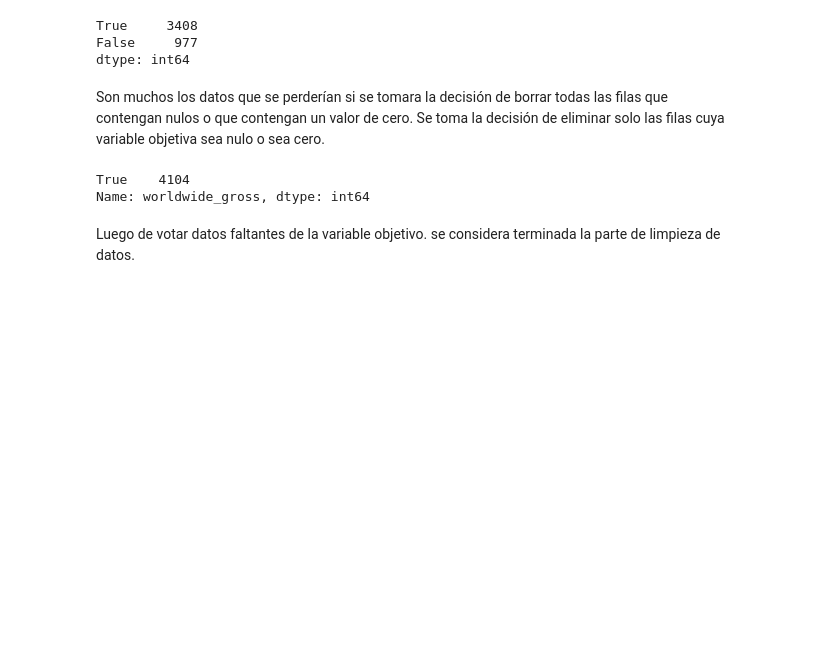
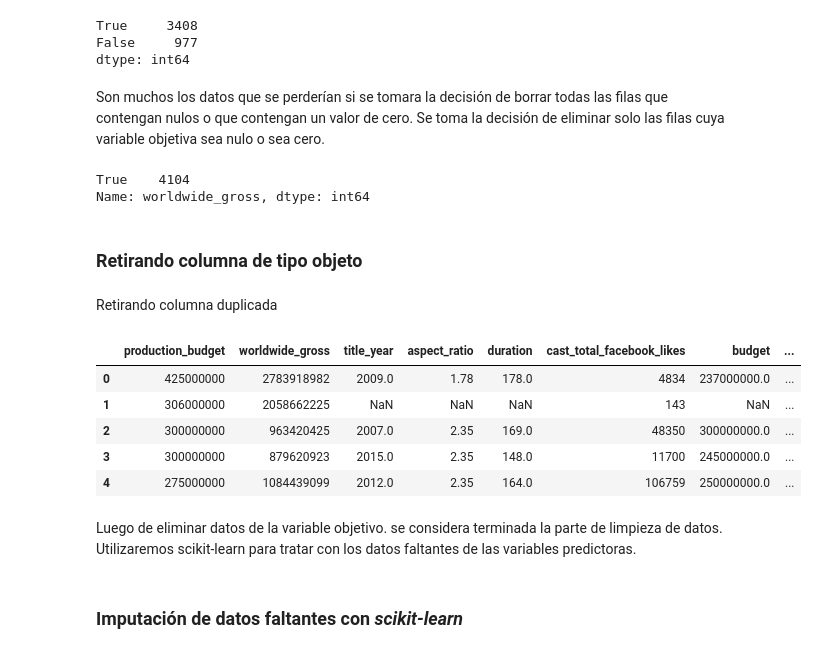
Before and after one commit to luisSantamariaCOL/MachineLearning-Journey, a Jupyter notebook: Machine Learning Projects/Prediccion de Ingresos de Peliculas/Prediccion de Ingresos de Peliculas.ipynb, the cells around one changed output. Drawn from its saved outputs; the diff is of its cells as text; code cells hidden in the pictures; blank space fills up the shorter version.

Commit message:
Limpieza de datos | datos imputados

```diff
--- a/Machine Learning Projects/Prediccion de Ingresos de Peliculas/Prediccion de Ingresos de Peliculas.ipynb
+++ b/Machine Learning Projects/Prediccion de Ingresos de Peliculas/Prediccion de Ingresos de Peliculas.ipynb
@@ -406,5 +406,24 @@ movies_df_v2 = movies_df_v2[notzero_notnull_wwgross]
 # %% [output]
 True    4104
 Name: worldwide_gross, dtype: int64
+# %% [markdown]
+### Retirando columna de tipo objeto
+# %%
+movies_df_v2 = movies_df_v2.drop('movie_title', axis=1)
+# %% [markdown]
+Retirando columna duplicada
+# %%
+movies_df_v2 = movies_df_v2.drop('duration.1', axis=1)
+# %%
+movies_df_v2.head()
+# %% [output]
+|  | production_budget | worldwide_gross | title_year | aspect_ratio | duration | cast_total_facebook_likes | budget | ... |
+| 0 | 425000000 | 2783918982 | 2009.0 | 1.78 | 178.0 | 4834 | 237000000.0 | ... |
+| 1 | 306000000 | 2058662225 | NaN | NaN | NaN | 143 | NaN | ... |
+| 2 | 300000000 | 963420425 | 2007.0 | 2.35 | 169.0 | 48350 | 300000000.0 | ... |
+| 3 | 300000000 | 879620923 | 2015.0 | 2.35 | 148.0 | 11700 | 245000000.0 | ... |
+| 4 | 275000000 | 1084439099 | 2012.0 | 2.35 | 164.0 | 106759 | 250000000.0 | ... |
 # %% [markdown]
-Luego de votar datos faltantes de la variable objetivo. se considera terminada la parte de limpieza de datos.
+Luego de eliminar datos de la variable objetivo. se considera terminada la parte de limpieza de datos. Utilizaremos scikit-learn para tratar con los datos faltantes de las variables predictoras.
+# %% [markdown]
+### Imputación de datos faltantes con *scikit-learn*
```
Also changed, not shown: parts of 4 cells of this notebook, 1 other file.
